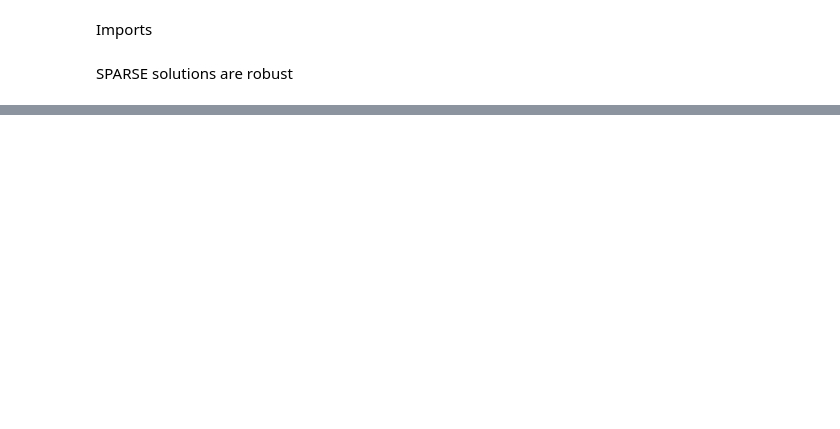
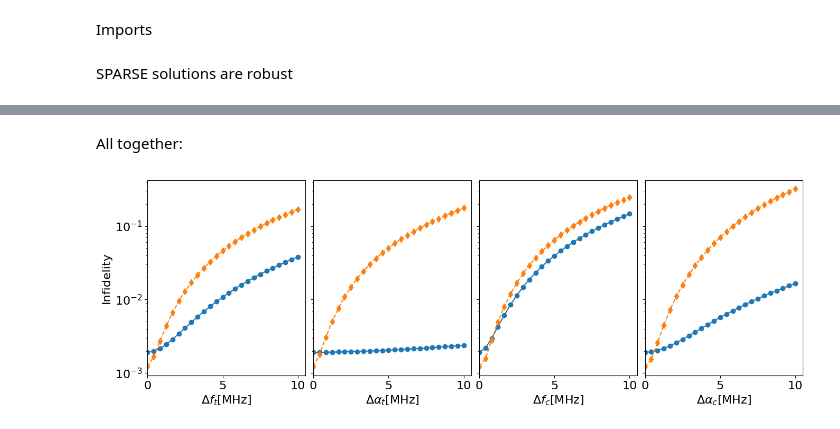
Before and after one commit to YonatanGideoni/c3, a Jupyter notebook: playground/paper_plots.ipynb, the cells around one changed output, grey strips where cells are left out. Drawn from its saved outputs; the diff is of its cells as text; code cells hidden in the pictures; blank space fills up the shorter version.

```diff
--- a/playground/paper_plots.ipynb
+++ b/playground/paper_plots.ipynb
@@ -49,0 +164,35 @@ WARNING:tensorflow:You are casting an input of type complex128 to an incompatibl
+# %% [markdown]
+All together:
+# %%
+plot_freqs = dfreqs / 1e6
+
+fig, axs = plt.subplots(1, 4, sharey=True)
+fig.set_figwidth(16)
+
+plt.subplots_adjust(wspace=0.05)
+
+axs[0].plot(plot_freqs, 1 - sparse_freq_fids_t, linestyle='solid', marker='o')
+axs[1].plot(plot_freqs, 1 - sparse_anhar_fids_t, linestyle='solid', marker='o')
+axs[2].plot(plot_freqs, 1 - sparse_freq_fids_c, linestyle='solid', marker='o')
+axs[3].plot(plot_freqs, 1 - sparse_anhar_fids_c, linestyle='solid', marker='o')
+
+axs[0].plot(plot_freqs, 1 - pwc_freq_fids_t, linestyle='dashed', marker='d')
+axs[1].plot(plot_freqs, 1 - pwc_anhar_fids_t, linestyle='dashed', marker='d')
+axs[2].plot(plot_freqs, 1 - pwc_freq_fids_c, linestyle='dashed', marker='d')
+axs[3].plot(plot_freqs, 1 - pwc_anhar_fids_c, linestyle='dashed', marker='d')
+
+axs[0].set_xlabel('$\Delta f_t$[MHz]')
+axs[1].set_xlabel(r'$\Delta \alpha_t$[MHz]')
+axs[2].set_xlabel('$\Delta f_c$[MHz]')
+axs[3].set_xlabel(r'$\Delta \alpha_c$[MHz]')
+
+
+for ax in axs:
+    ax.semilogy()
+    ax.set_xlim(0)
+
+axs[0].set_ylabel('Infidelity')
+
+plt.savefig('all_perts_together.png', bbox_inches='tight', dpi=750)
+# %% [output]
+[figure, added]
```
Also changed, not shown: parts of 13 cells of this notebook, 4 other files.
